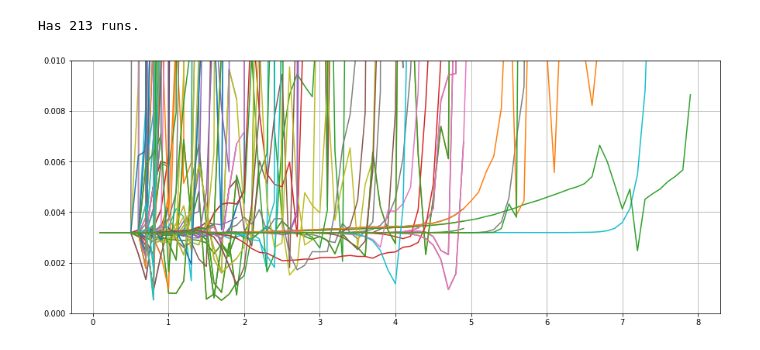
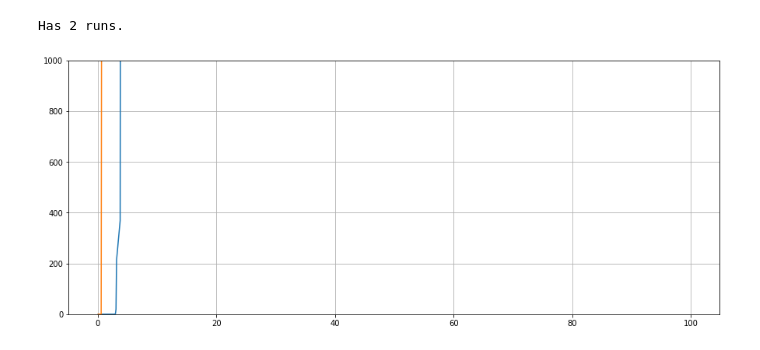
Before and after one commit to tomas789/tonav, a Jupyter notebook: simulation/plot_results.ipynb, the cells around one changed output. Cells and saved outputs as stored; diff of their text form; code cells hidden in the pictures.

```diff
--- a/simulation/plot_results.ipynb
+++ b/simulation/plot_results.ipynb
@@ -7,26 +9,30 @@ import os
 # %%
 fig, ax = plt.subplots(figsize=(15, 6))
 
+data = {}
+
 i = 0
-for d in ['run_0', 'run_1', 'run_2', 'run_3', 'run_4']:
+for k in range(20):
+    d = 'experiment_{}'.format(k)
     results_dir = os.path.join(d, 'results')
     for gt_path in os.listdir(results_dir):
         if not gt_path.startswith("gt_eval"):
             continue
         with open(os.path.join(results_dir, gt_path), 'r') as o:
             gt_eval = json.load(o)
 
-        keys = sorted(gt_eval.keys())
+        keys = gt_eval.keys()
         position_error = [gt_eval[k]['p_B_G']['error_norm'] + 0 for k in keys]
-        keys = [float(k) for k in keys]
-        plt.plot(keys, position_error, label='{}:{}'.format(d, gt_path))
+        items = sorted(zip(keys, position_error), key=lambda x: float(x[0]))
+        plt.plot([float(k[0]) for k in items], [float(k[1]) for k in items], label='{}:{}'.format(d, gt_path))
+        data[(d, gt_path)] = (keys, position_error)
         i += 1
 
 print("Has {} runs.".format(i))
-ax.set_ylim(0, 0.01)
+ax.set_ylim(0, 1000)
 #ax.set_yscale('log')
 ax.grid(which='major')
 ax.grid(which='minor', linestyle='--')
 # %% [output]
-Has 213 runs.
+Has 2 runs.
-[figure, old version]
+[figure, new version]
```
Also changed, not shown: parts of 5 cells of this notebook, 10 other files.
